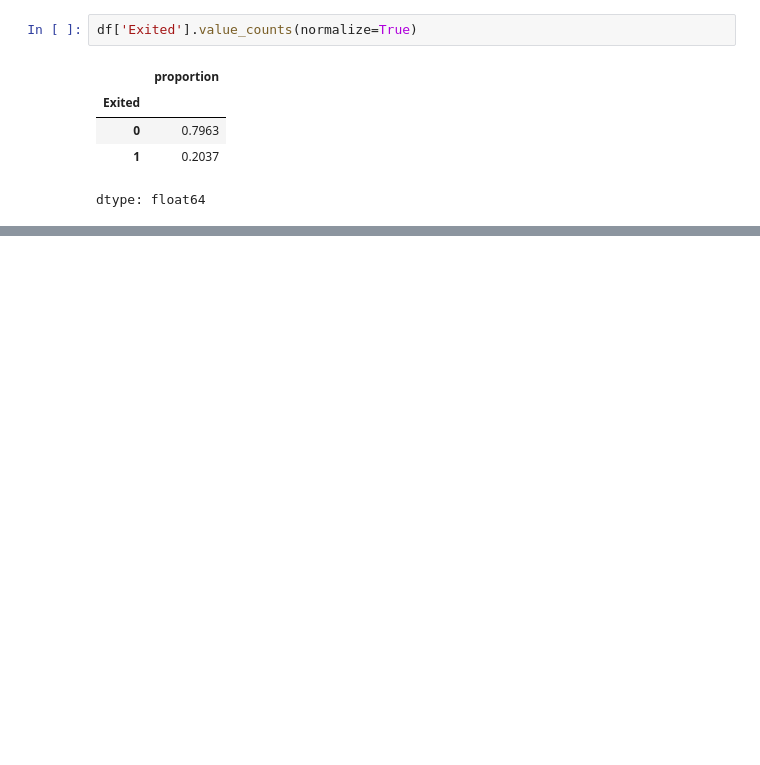
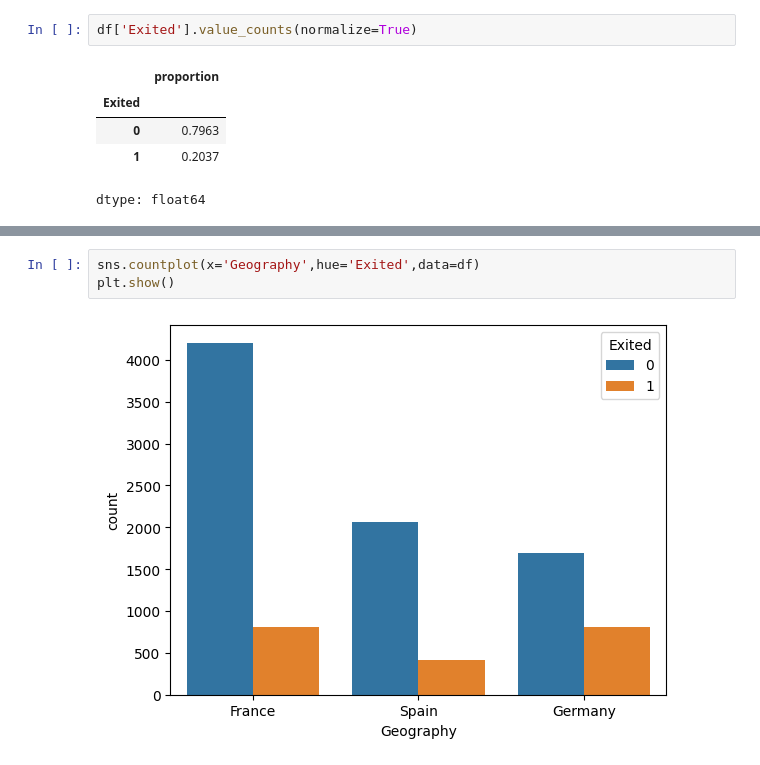
Before and after one commit to xavdx/MYDAILYWORK, a Jupyter notebook: Task_3_Customer_Churn_Prediction.ipynb, the cells around one changed output, grey strips where cells are left out. Cells and saved outputs as stored; diff of their text form; blank space fills up the shorter version.

```diff
--- a/Task_3_Customer_Churn_Prediction.ipynb
+++ b/Task_3_Customer_Churn_Prediction.ipynb
@@ -98,0 +113,5 @@ dtype: float64
+# %%
+sns.countplot(x='Geography',hue='Exited',data=df)
+plt.show()
+# %% [output]
+[figure, added]
```
Also changed, not shown: parts of 8 cells of this notebook.
